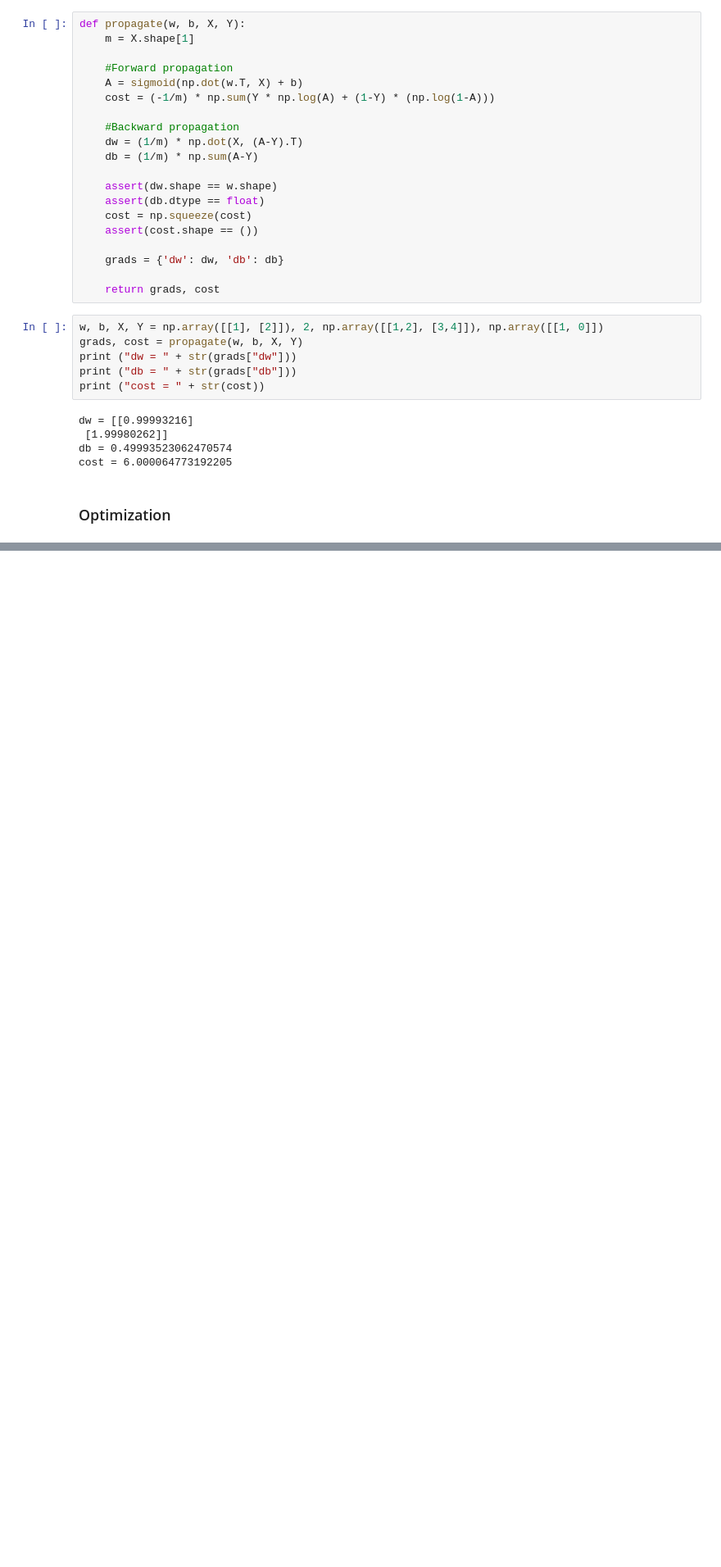
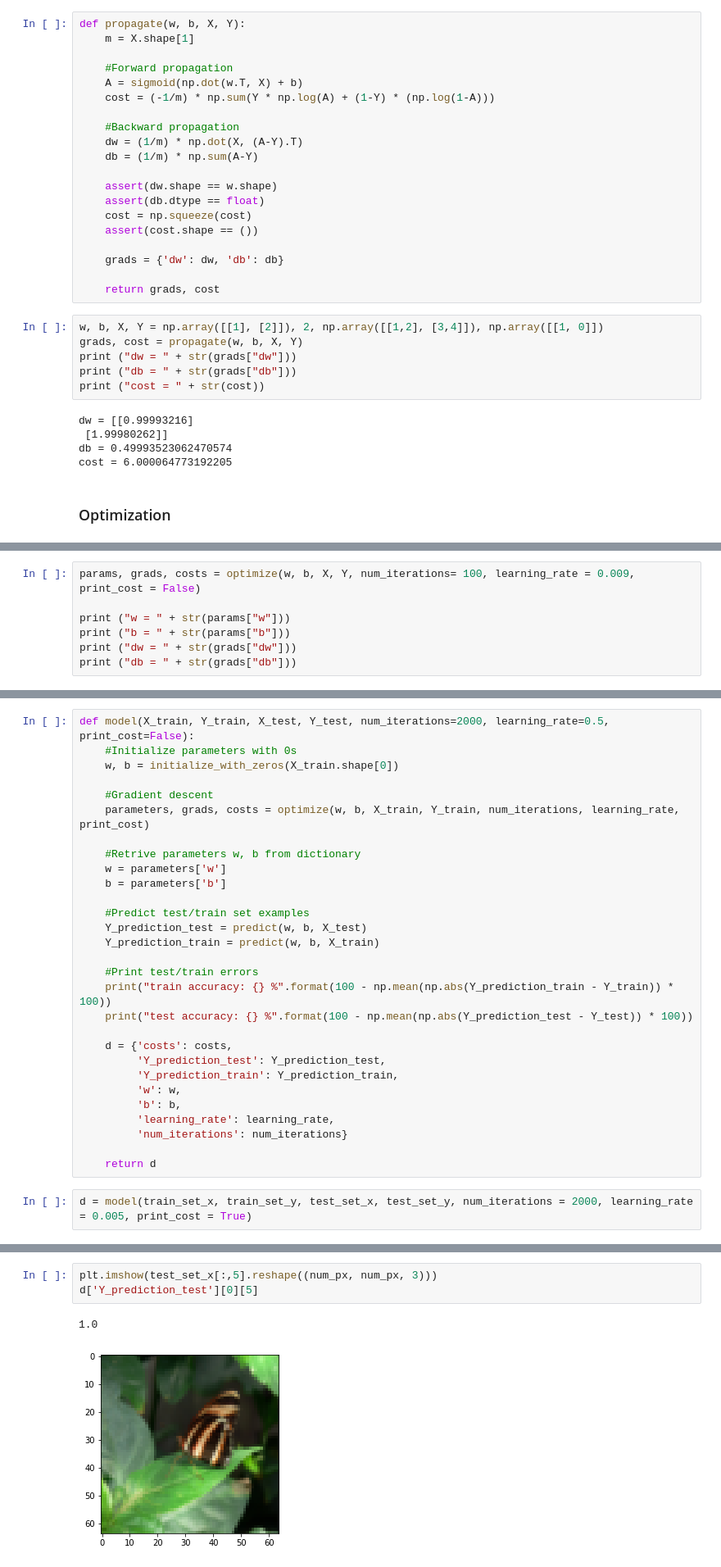
Before and after one commit to marcopeix/Deep_Learning_AI, a Jupyter notebook: 1.Neural Networks and Deep Learning/2.Neural Networks Basics/Assignment1.ipynb, the cells around one changed output, grey strips where cells are left out. Shown at 82% size. Drawn from its saved outputs; the diff is of its cells as text; blank space fills up the shorter version.

```diff
--- a/1.Neural Networks and Deep Learning/2.Neural Networks Basics/Assignment1.ipynb
+++ b/1.Neural Networks and Deep Learning/2.Neural Networks Basics/Assignment1.ipynb
@@ -141,0 +172,7 @@ cost = 6.000064773192205
+# %%
+params, grads, costs = optimize(w, b, X, Y, num_iterations= 100, learning_rate = 0.009, print_cost = False)
+
+print ("w = " + str(params["w"]))
+print ("b = " + str(params["b"]))
+print ("dw = " + str(grads["dw"]))
+print ("db = " + str(grads["db"]))
@@ -141,0 +209,31 @@ cost = 6.000064773192205
+# %%
+def model(X_train, Y_train, X_test, Y_test, num_iterations=2000, learning_rate=0.5, print_cost=False):
+    #Initialize parameters with 0s
+    w, b = initialize_with_zeros(X_train.shape[0])
+
+    #Gradient descent
+    parameters, grads, costs = optimize(w, b, X_train, Y_train, num_iterations, learning_rate, print_cost)
+
+    #Retrive parameters w, b from dictionary
+    w = parameters['w']
+    b = parameters['b']
+
+    #Predict test/train set examples
+    Y_prediction_test = predict(w, b, X_test)
+    Y_prediction_train = predict(w, b, X_train)
+
+    #Print test/train errors
+    print("train accuracy: {} %".format(100 - np.mean(np.abs(Y_prediction_train - Y_train)) * 100))
+    print("test accuracy: {} %".format(100 - np.mean(np.abs(Y_prediction_test - Y_test)) * 100))
+
+    d = {'costs': costs,
+         'Y_prediction_test': Y_prediction_test,
+         'Y_prediction_train': Y_prediction_train,
+         'w': w,
+         'b': b,
+         'learning_rate': learning_rate,
+         'num_iterations': num_iterations}
+
+    return d
+# %%
+d = model(train_set_x, train_set_y, test_set_x, test_set_y, num_iterations = 2000, learning_rate = 0.005, print_cost = True)
@@ -141,0 +260,6 @@ cost = 6.000064773192205
+# %%
+plt.imshow(test_set_x[:,5].reshape((num_px, num_px, 3)))
+d['Y_prediction_test'][0][5]
+# %% [output]
+1.0
+[figure, added]
```
Also changed, not shown: parts of 14 cells of this notebook.
